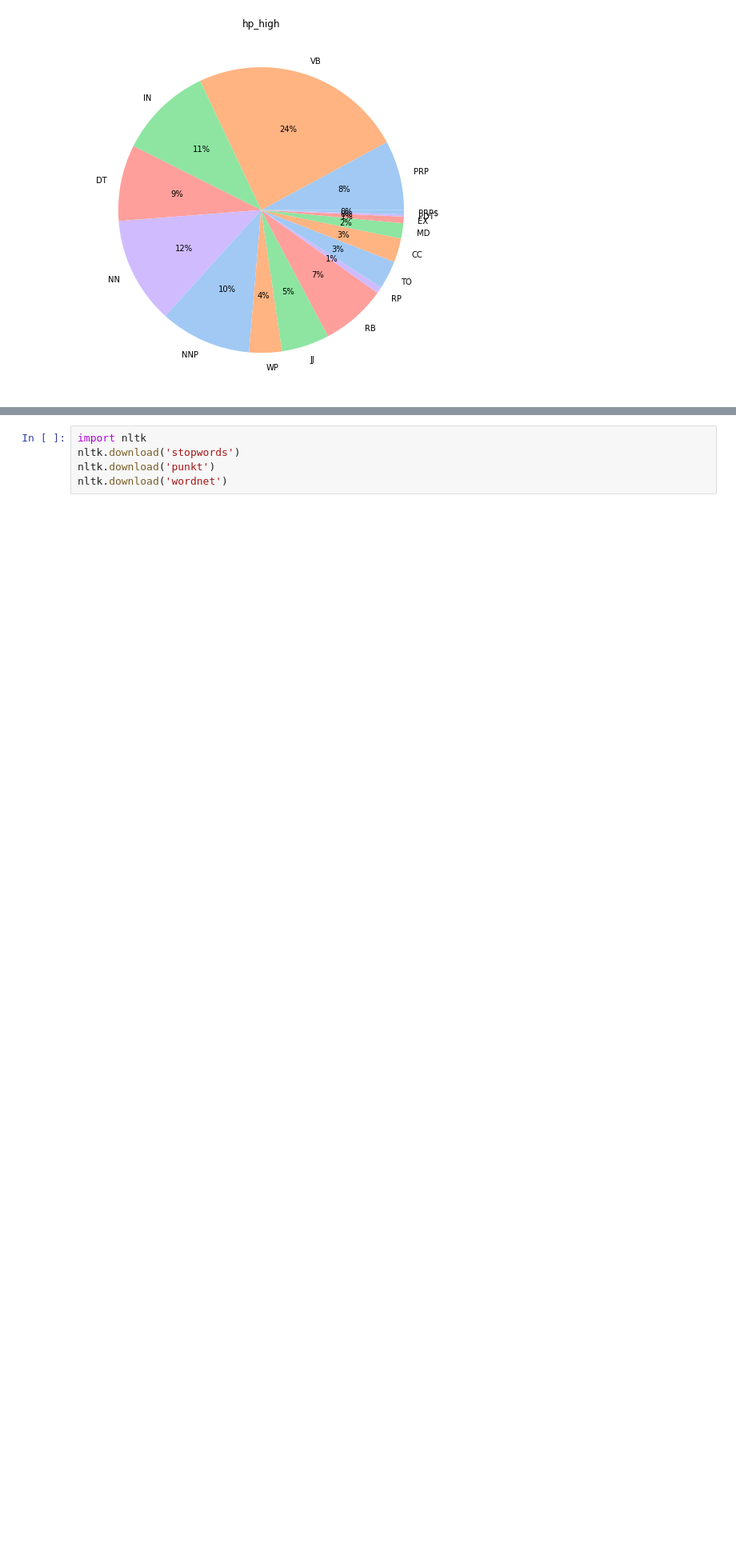
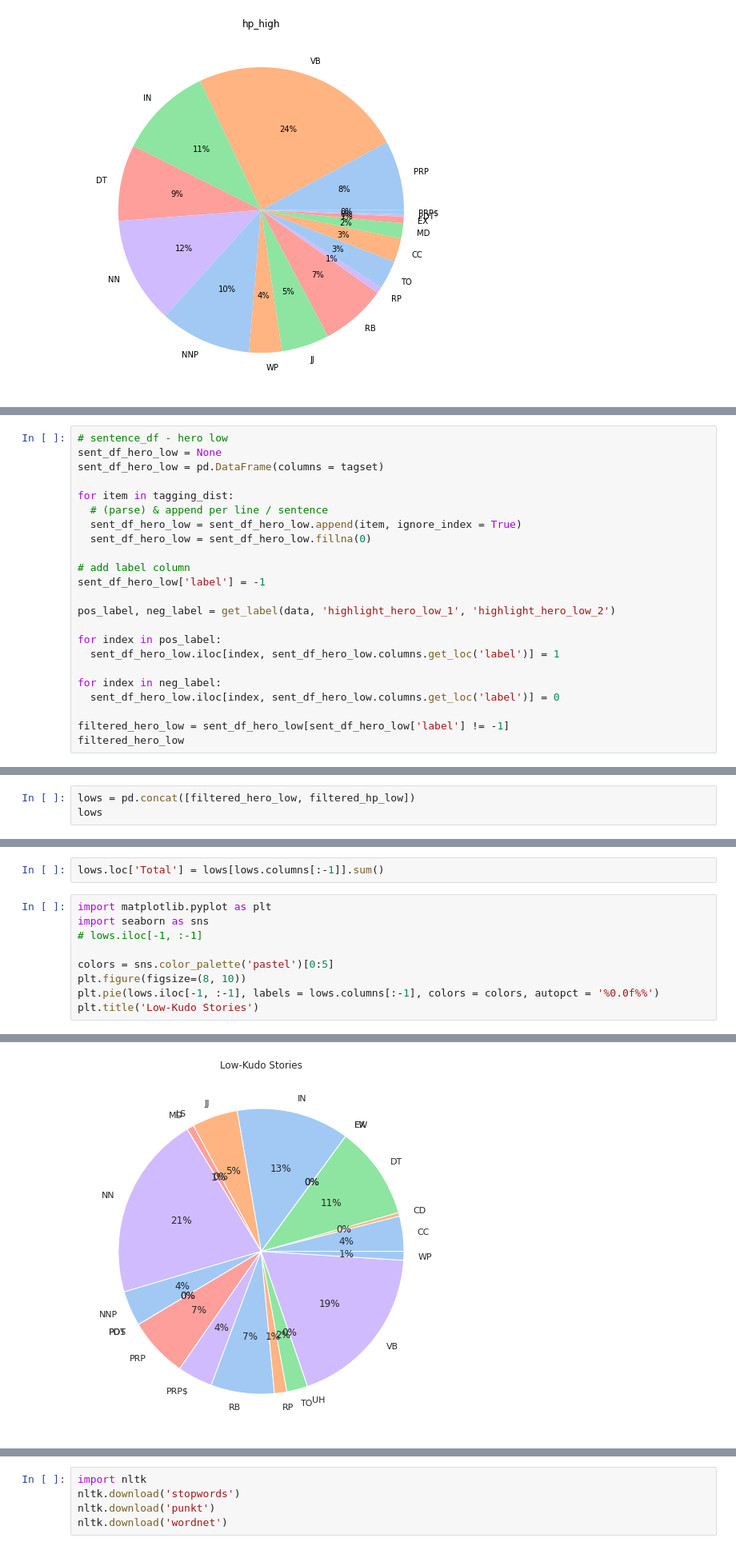
Before and after one commit to kelseyneis/narrative_transportation, a Jupyter notebook: 8980_narrative_project.ipynb, the cells around one changed output, grey strips where cells are left out. Shown: that part at 80% size. Cells and saved outputs as stored; diff of their text form; blank space fills up the shorter version.

Commit message:
Update with low / high plots and SVM

```diff
--- a/8980_narrative_project.ipynb
+++ b/8980_narrative_project.ipynb
@@ -285,0 +632,23 @@ done processhp_high
+# %%
+# sentence_df - hero low
+sent_df_hero_low = None
+sent_df_hero_low = pd.DataFrame(columns = tagset)
+
+for item in tagging_dist:
+  # (parse) & append per line / sentence
+  sent_df_hero_low = sent_df_hero_low.append(item, ignore_index = True)
+  sent_df_hero_low = sent_df_hero_low.fillna(0)
+
+# add label column
+sent_df_hero_low['label'] = -1
+
+pos_label, neg_label = get_label(data, 'highlight_hero_low_1', 'highlight_hero_low_2')
+
+for index in pos_label:
+  sent_df_hero_low.iloc[index, sent_df_hero_low.columns.get_loc('label')] = 1
+
+for index in neg_label:
+  sent_df_hero_low.iloc[index, sent_df_hero_low.columns.get_loc('label')] = 0
+
+filtered_hero_low = sent_df_hero_low[sent_df_hero_low['label'] != -1]
+filtered_hero_low
@@ -285,0 +671,3 @@ done processhp_high
+# %%
+lows = pd.concat([filtered_hero_low, filtered_hp_low])
+lows
@@ -285,0 +709,12 @@ done processhp_high
+# %%
+lows.loc['Total'] = lows[lows.columns[:-1]].sum()
+# %%
+import matplotlib.pyplot as plt
+import seaborn as sns
+# lows.iloc[-1, :-1]
+
+colors = sns.color_palette('pastel')[0:5]
+plt.figure(figsize=(8, 10))
+plt.pie(lows.iloc[-1, :-1], labels = lows.columns[:-1], colors = colors, autopct = '%0.0f%%')
+plt.title('Low-Kudo Stories')
+# %% [output]
@@ -285,0 +722 @@ done processhp_high
+[figure, added]
```
Also changed, not shown: parts of 38 cells of this notebook.
